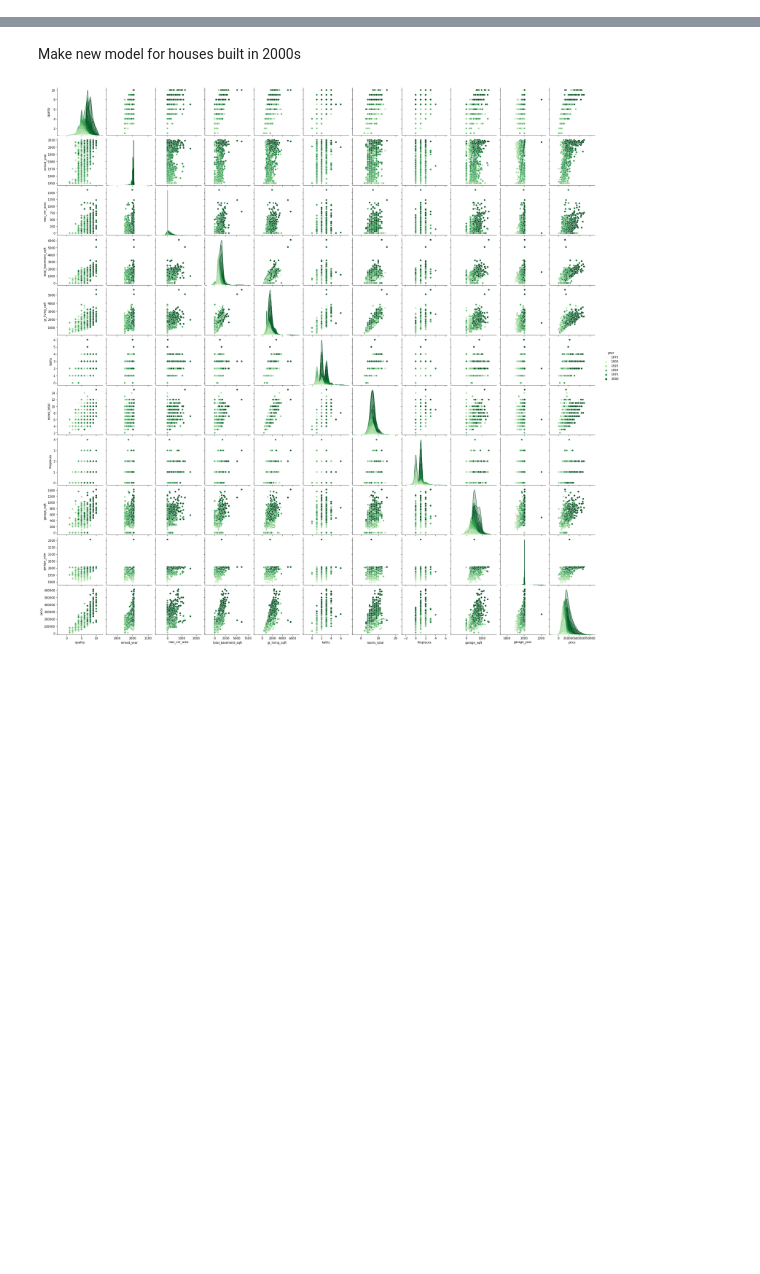
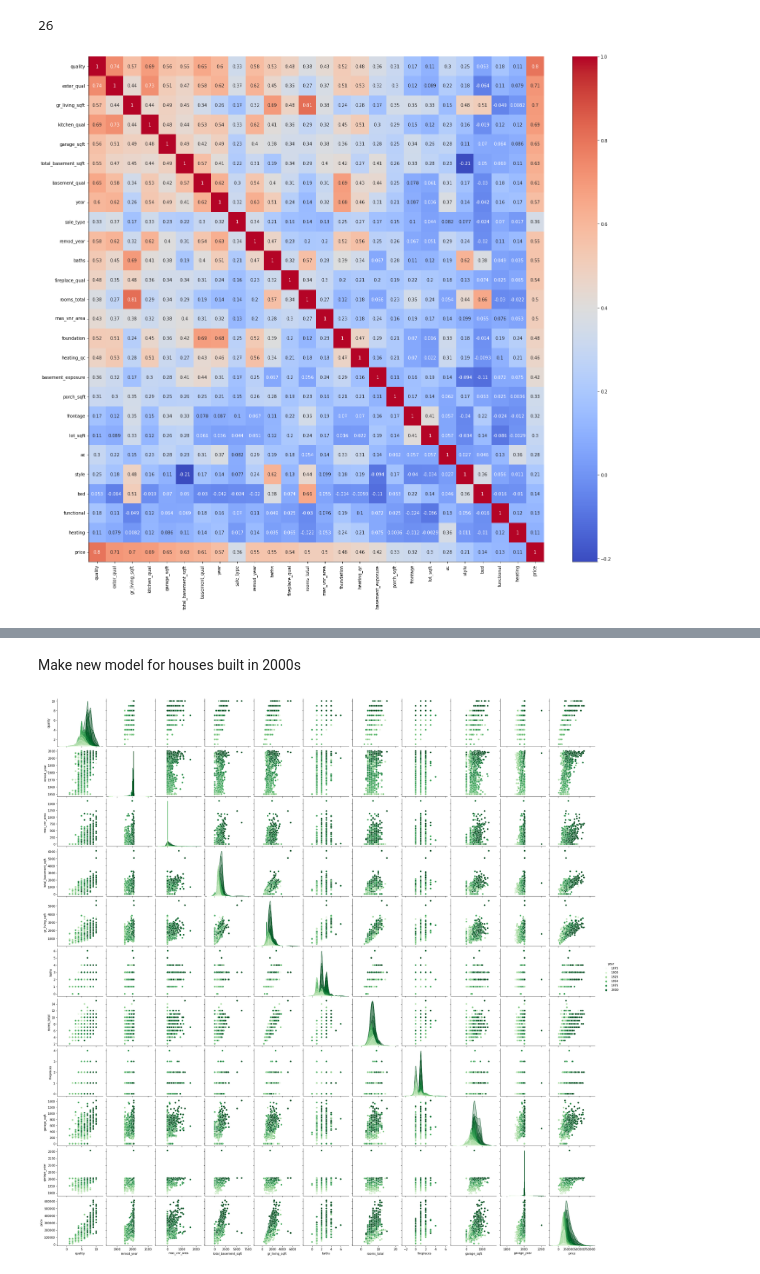
Before and after one commit to woodstockwins/1213-iris, a Jupyter notebook: projects/project-2-master/1_p2_simple_models.ipynb, the cells around one changed output, grey strips where cells are left out. Saved outputs shown, nothing was run; the diff lists cells and outputs as text; code cells hidden in the pictures; blank space fills up the shorter version.

```diff
--- a/projects/project-2-master/1_p2_simple_models.ipynb
+++ b/projects/project-2-master/1_p2_simple_models.ipynb
@@ -969,0 +622,10 @@ data[feats].head()
+# %%
+test_cats = list(model.data.corr().sort_values(by=['price'], ascending=False)['price'][0:30].index)
+# %%
+test_cats.remove('price')
+test_cats.remove('price_log')
+test_cats.remove('p_sqft')
+test_cats.remove('n_nridght')
+len(test_cats)
+# %% [output]
+26
@@ -969,0 +634,4 @@ data[feats].head()
+# %%
+model.heatmap(test_cats + ['price'], figsize=(20,18))
+# %% [output]
+[figure, added]
```
Also changed, not shown: parts of 117 cells of this notebook, 12 other files.
